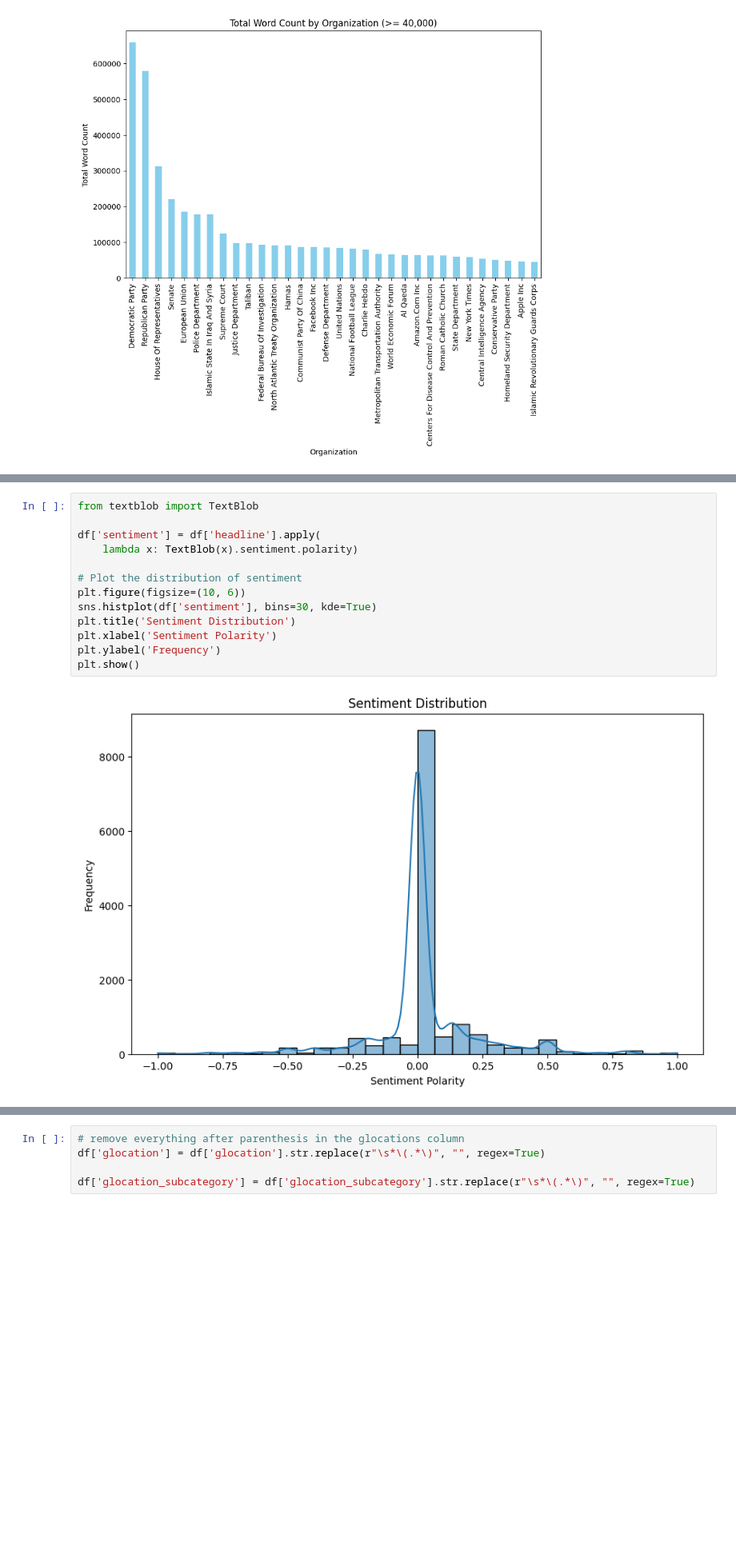
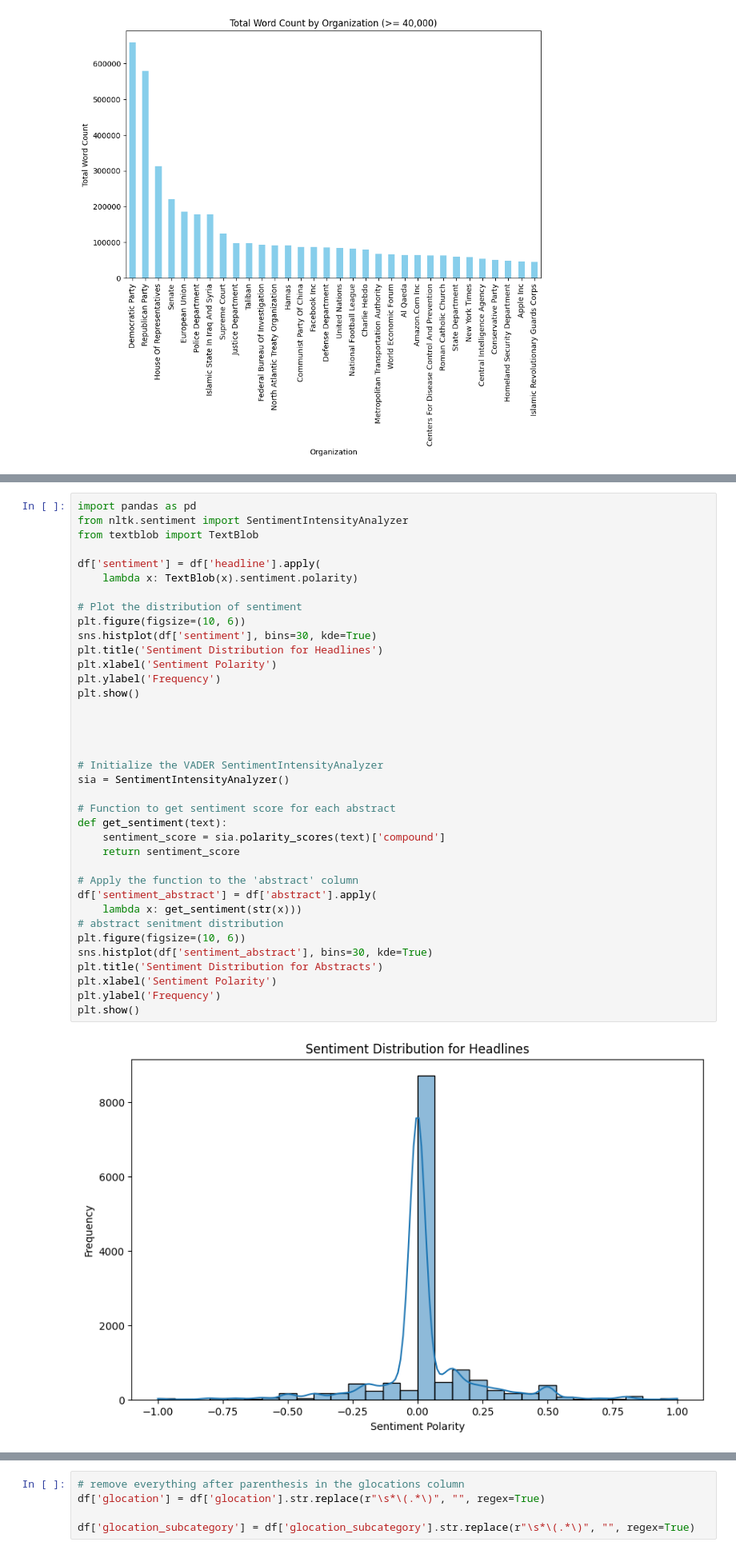
Before and after one commit to udaychhina/4880-project, a Jupyter notebook: project.ipynb, the cells around one changed output, grey strips where cells are left out. Shown at 80% size. Saved outputs shown, nothing was run; the diff lists cells and outputs as text; blank space fills up the shorter version.

```diff
--- a/project.ipynb
+++ b/project.ipynb
@@ -462,15 +462,39 @@ plt.show()
 # %%
+import pandas as pd
+from nltk.sentiment import SentimentIntensityAnalyzer
 from textblob import TextBlob
 
 df['sentiment'] = df['headline'].apply(
     lambda x: TextBlob(x).sentiment.polarity)
 
 # Plot the distribution of sentiment
 plt.figure(figsize=(10, 6))
 sns.histplot(df['sentiment'], bins=30, kde=True)
-plt.title('Sentiment Distribution')
+plt.title('Sentiment Distribution for Headlines')
 plt.xlabel('Sentiment Polarity')
 plt.ylabel('Frequency')
 plt.show()
+
+
+
+
+# Initialize the VADER SentimentIntensityAnalyzer
+sia = SentimentIntensityAnalyzer()
+
+# Function to get sentiment score for each abstract
+def get_sentiment(text):
+    sentiment_score = sia.polarity_scores(text)['compound']
+    return sentiment_score
+
+# Apply the function to the 'abstract' column
+df['sentiment_abstract'] = df['abstract'].apply(
+    lambda x: get_sentiment(str(x)))
+# abstract senitment distribution
+plt.figure(figsize=(10, 6))
+sns.histplot(df['sentiment_abstract'], bins=30, kde=True)
+plt.title('Sentiment Distribution for Abstracts')
+plt.xlabel('Sentiment Polarity')
+plt.ylabel('Frequency')
+plt.show()
 # %% [output]
-[figure, old version]
+[figure, new version]
```
Also changed, not shown: parts of 14 cells of this notebook.
